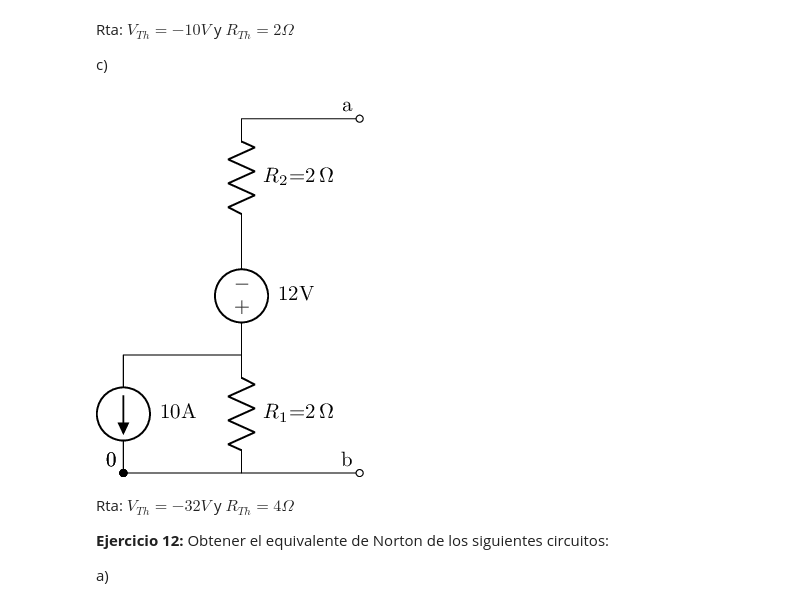
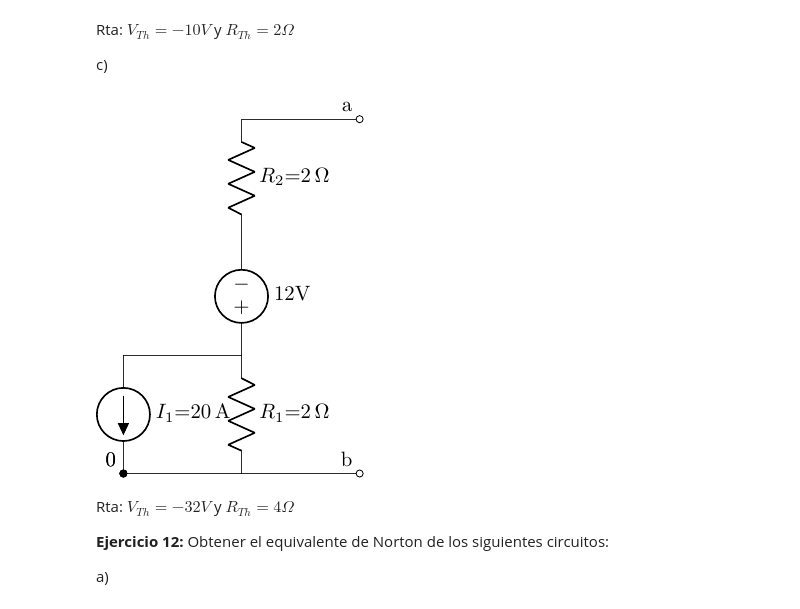
Before and after one commit to apuntes-interactivos/tc1, a Jupyter notebook: Prácticos/Practico 1/Trabajo práctico Nº 1.ipynb, the cells around one changed output. Cells and saved outputs as stored; diff of their text form; code cells hidden in the pictures.

```diff
--- a/Prácticos/Practico 1/Trabajo práctico Nº 1.ipynb
+++ b/Prácticos/Practico 1/Trabajo práctico Nº 1.ipynb
@@ -397,27 +397,27 @@ c)
 # %%
 #
 from lcapy import Circuit
 
 cct11c = Circuit()
-
-cct11c.add('I1 0 _x dc 10; up, , l={10A}')
+a=20
+cct11c.add('I1 0 _x dc {}; up'.format(a))
 
 cct11c.add('W1 0  _0b; right')
 cct11c.add('W2 _0b b; right')
 cct11c.add('W3 _x _xb; right')
 
 cct11c.add('R1 _xb _0b 2; down')
 
 cct11c.add('V1 _xb _y dc 12; up, l={12V}')
 
 cct11c.add('R2 _y _z 2; up')
 
 cct11c.add('W4 _z  a ; right')
 
 
 cct11c.draw()
 # %% [output]
-[figure, old version]
+[figure, new version]
 # %% [markdown]
 Rta: $V_{Th}=-32V$ y $R_{Th}=4\Omega$
 
```
Also changed, not shown: parts of 3 cells of this notebook, 3 other files.
